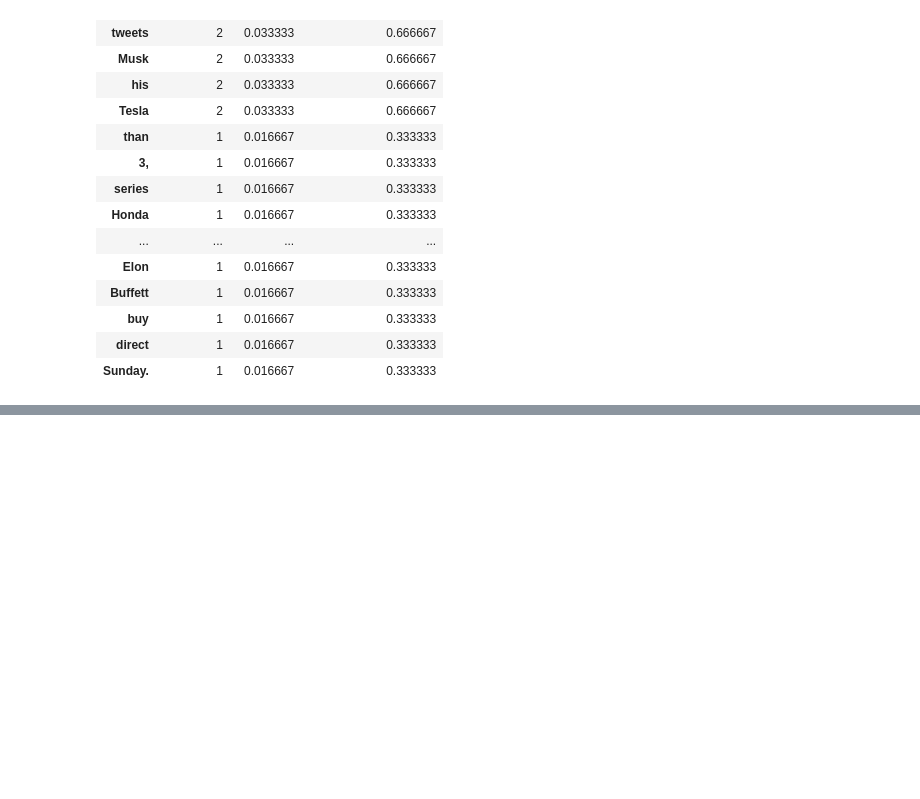
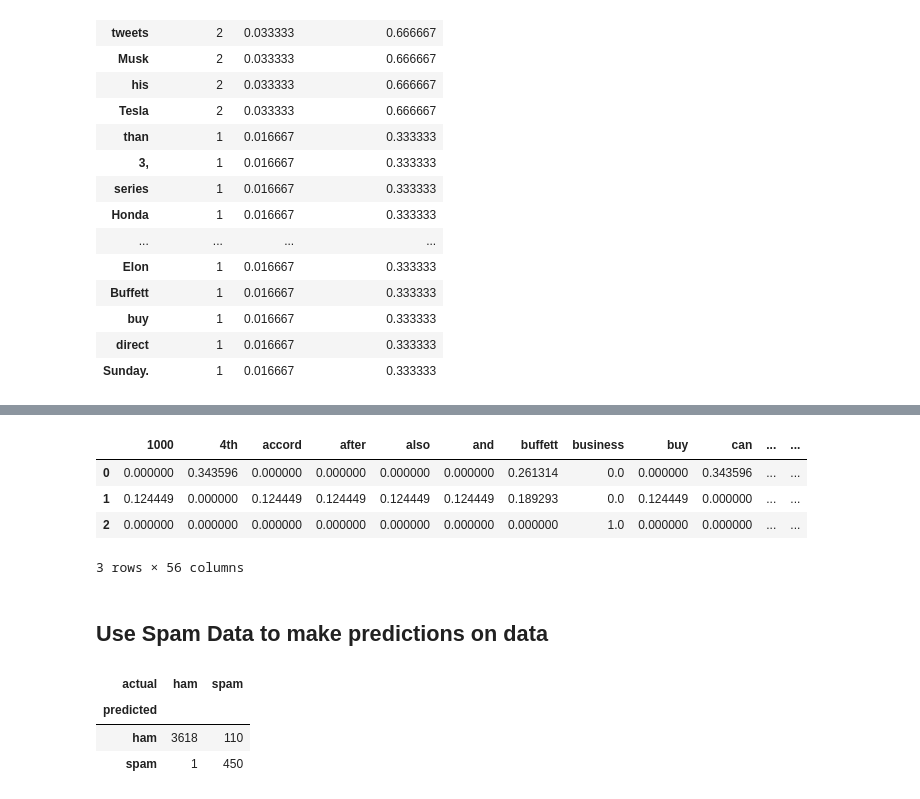
Before and after one commit to jessejinnaruiz/ds-methodologies-exercises, a Jupyter notebook: nlp/model.ipynb, the cells around one changed output, grey strips where cells are left out. Saved outputs shown, nothing was run; the diff lists cells and outputs as text; code cells hidden in the pictures; blank space fills up the shorter version.

```diff
--- a/nlp/model.ipynb
+++ b/nlp/model.ipynb
@@ -28,0 +36,2 @@ art
+# %%
+tesla = documents[0]
@@ -118,0 +208,8 @@ NameError: name 'documents' is not defined
+# %%
+from sklearn.feature_extraction.text import TfidfVectorizer
+
+tfidf = TfidfVectorizer()
+tfidf.fit(tesla.values())
+sparse_matrix = tfidf.transform(tesla.values())
+tfidf_values = sparse_matrix.todense()
+sparse_matrix
@@ -118,0 +239,10 @@ NameError: name 'documents' is not defined
+# %%
+pd.DataFrame(tfidf_values, columns=tfidf.get_feature_names())
+# %% [output]
+|  | 1000 | 4th | accord | after | also | and | buffett | business | buy | can | ... | ... |
+| 0 | 0.000000 | 0.343596 | 0.000000 | 0.000000 | 0.000000 | 0.000000 | 0.261314 | 0.0 | 0.000000 | 0.343596 | ... | ... |
+| 1 | 0.124449 | 0.000000 | 0.124449 | 0.124449 | 0.124449 | 0.124449 | 0.189293 | 0.0 | 0.124449 | 0.000000 | ... | ... |
+| 2 | 0.000000 | 0.000000 | 0.000000 | 0.000000 | 0.000000 | 0.000000 | 0.000000 | 1.0 | 0.000000 | 0.000000 | ... | ... |
+3 rows × 56 columns
+# %% [markdown]
+## Use Spam Data to make predictions on data
@@ -118,0 +267,9 @@ NameError: name 'documents' is not defined
+# %%
+df = pd.DataFrame(dict(actual=y_train, predicted=predictions))
+
+pd.crosstab(df.predicted, df.actual)
+# %% [output]
+| actual | ham | spam |
+| predicted |  |  |
+| ham | 3618 | 110 |
+| spam | 1 | 450 |
```
Also changed, not shown: parts of 27 cells of this notebook.
